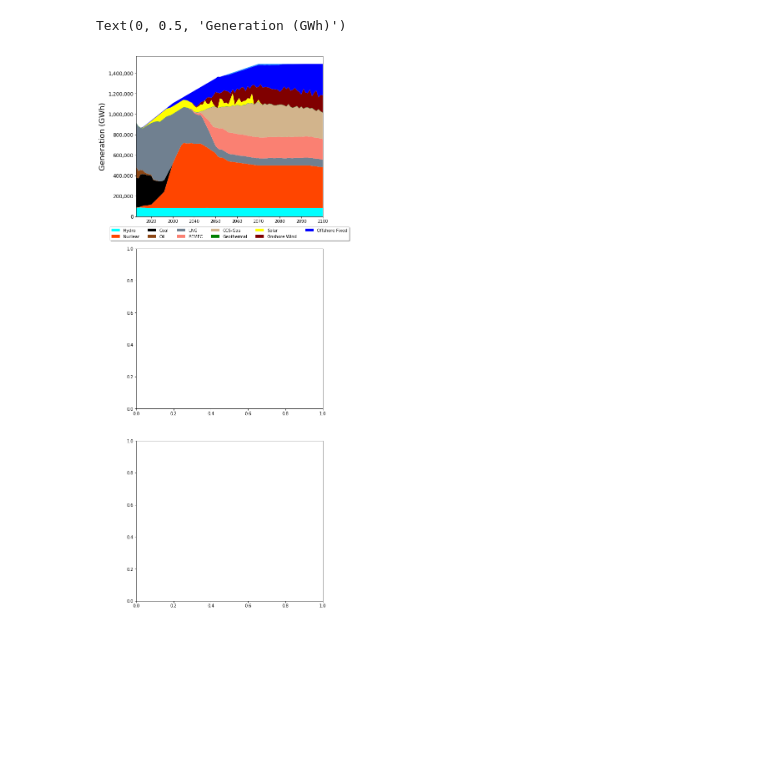
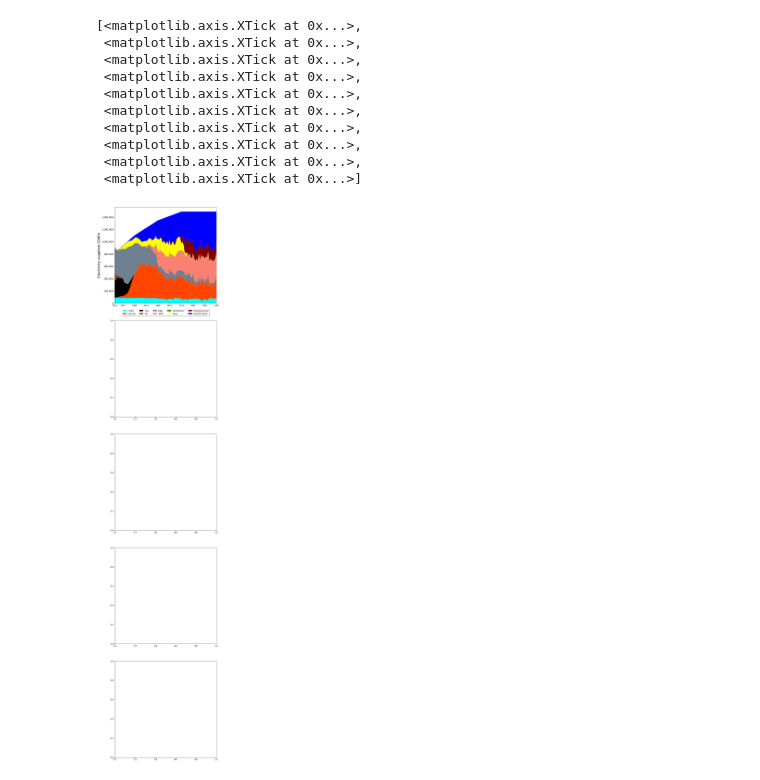
Before and after one commit to arfc/i2cner, a Jupyter notebook: JPN-Main-Model/active/newtech-nuc/output/plotter.ipynb, the cells around one changed output. Cells and saved outputs as stored; diff of their text form; code cells hidden in the pictures; blank space fills up the shorter version.

```diff
--- a/JPN-Main-Model/active/newtech-nuc/output/plotter.ipynb
+++ b/JPN-Main-Model/active/newtech-nuc/output/plotter.ipynb
@@ -9,6 +9,8 @@ from collections import OrderedDict
 
 fname='elc_output.csv'
 colfilter = ['Process','Period','PV']
+xlocs = [2013]
+xlocs=xlocs+list(np.arange(2020,2101,10))
 # %%
 a = pd.read_csv(fname, delimiter=';', usecols = colfilter)
 a = a[colfilter]
@@ -32,38 +34,51 @@ print(procs)
 # %%
 ordlegend=['Hydro','Nuclear',
            'Coal','Oil', 'LNG',
-           'PEMFC','CCS-Gas',
-           'Geothermal','Solar',#'Emerging Solar',
-           'Onshore Wind','Offshore Fixed'#,'Offshore Floating',
-           #'Storage'
+           'SOFC',#'CCS-Gas',
+           'Geothermal','Solar','Emerging Solar',
+           'Onshore Wind'#,'Offshore Fixed',#,'Offshore Floating',
+           #'Li-ion'
           ]
 colours = ['aqua','orangered',
            'black', 'saddlebrown', 'slategray',
-           'salmon','tan',
+           'salmon',#'tan',
            'green','yellow','maroon',
-           'blue','dodgerblue'#,'teal',
+           'blue'#,'dodgerblue',#,'teal',
           #'violet'
           ]
-fig, (ax1,ax2,ax3) = plt.subplots(3,figsize=(8, 24))
+fig, (ax1,ax2,ax3,ax4,ax5) = plt.subplots(5,figsize=(8, 40))
+fig.tight_layout()
+fig.subplots_adjust(hspace=0.18)
 pltyrs=range(2013,2101)
-ax1.stackplot(pltyrs,  pltdict['ELCTEHYD'],pltdict['ELCTENUC']+pltdict['NEWNUC27'],
-             pltdict['ELCTECOA'],pltdict['ELCTEOIL'], pltdict['ELCTELNG']+pltdict['FTE-DIMELNG17'],
-              pltdict['PEMFC22'], pltdict['FTE-DIMECCSG22'],
+ax1.stackplot(pltyrs,  pltdict['FTE-DIMEHYD13'],pltdict['FTE-DIMEONUC13']+pltdict['FTE-DIMENUC27'],
+             pltdict['ELCTECOA'],pltdict['ELCTEOIL'], pltdict['ELCTELNG']+pltdict['FTE-DIMECC17'],
+              pltdict['SOFC30'], #pltdict['FTE-DIMECCSG22'],
              pltdict['ELCTEGEO'],
            pltdict['ELCTEPVS']+pltdict['FTE-DIMEPVN17'],pltdict['FTE-DIMESOL17'],
-               pltdict['ELCTEWND']+pltdict['FTE-DIMEWON17'],pltdict['FTE-DIMEWOFX17'],#pltdict['FTE-DIMEWOFL19'],
-              #pltdict['STGLION19'],
+               pltdict['ELCTEWND']+pltdict['FTE-DIMEWON17'],#pltdict['FTE-DIMEWOFX17'],#pltdict['FTE-DIMEWOFL19'],
+              #pltdict['FTE-ELCSTG17'],
              labels=ordlegend, colors=colours)
 ax1.tick_params(axis="x", labelsize=10)
 ax1.tick_params(axis="y", labelsize=12)
+ax1.get_yaxis().set_major_formatter(matplotlib.ticker.FuncFormatter(lambda x, p: format(int(x), ',')))
+
 ax1.set_xlim((2013, 2100))
-ax1.get_yaxis().set_major_formatter(matplotlib.ticker.FuncFormatter(lambda x, p: format(int(x), ',')))
-ax1.legend(loc='upper center', bbox_to_anchor=(0.5, -0.05), shadow=True, ncol=6)
+ax1.legend(loc='upper center', bbox_to_anchor=(0.5, -0.05), shadow=True, ncol=5)
 #ax1.set_xlabel('Years',fontsize='18')
-ax1.set_ylabel('Generation (GWh)',fontsize='18')
+ax1.set_ylabel('Electricity supplied (GWh)',fontsize='18')
+ax1.set_xticks(ticks=xlocs)
 # %% [output]
-Text(0, 0.5, 'Generation (GWh)')
+[<matplotlib.axis.XTick at 0x...>,
+ <matplotlib.axis.XTick at 0x...>,
+ <matplotlib.axis.XTick at 0x...>,
+ <matplotlib.axis.XTick at 0x...>,
+ <matplotlib.axis.XTick at 0x...>,
+ <matplotlib.axis.XTick at 0x...>,
+ <matplotlib.axis.XTick at 0x...>,
+ <matplotlib.axis.XTick at 0x...>,
+ <matplotlib.axis.XTick at 0x...>,
+ <matplotlib.axis.XTick at 0x...>]
-[figure, old version]
+[figure, new version]
 # %%
 fname='co2_emi_sources.csv'
 colfilter = ['Process','Period','PV']
```
Also changed, not shown: parts of 10 cells of this notebook, 21 other files.
